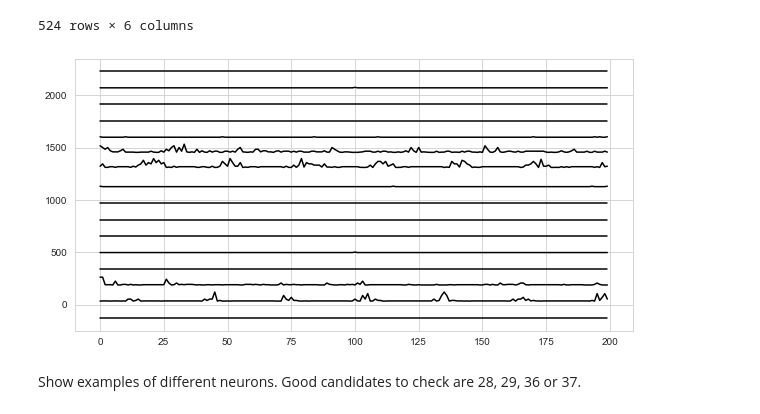
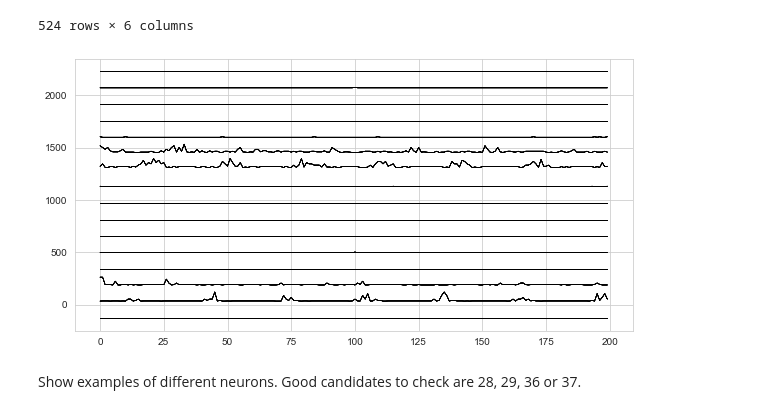
Before and after one commit to mdittschar/NDS, a Jupyter notebook: CodingLab5.ipynb, the cells around one changed output. Cells and saved outputs as stored; diff of their text form; code cells hidden in the pictures.

```diff
--- a/CodingLab5.ipynb
+++ b/CodingLab5.ipynb
@@ -176,20 +181,21 @@ spikes[np.logical_and(spikes["Neuron"]== 1,spikes["Dir"]==22.5)]
 # %%
 fig,ax = plt.subplots(1,1, figsize=(10,5))
 y_arr = np.zeros((0,150))
 no_allspikes = len(spikes[spikes["Neuron"] == 28]["relTime"])
+
 for direction in dirs:
     spike_subset = spikes[np.logical_and(spikes["Dir"]==direction,spikes["Neuron"] == 28)]["relTime"]
     y, binEdges = np.histogram(spike_subset, bins=200)
     #plt.hist(spike_subset, bins=100, edgecolor='black')
 
     y = y/no_allspikes
     bincenters = 0.5 * (binEdges[1:] + binEdges[:-1])
     kde = KernelDensity(bandwidth=.003,kernel='gaussian')
     kde.fit(y[:,np.newaxis])
     logprob = kde.score_samples(y[:,np.newaxis])
-    ax.plot(-np.exp(logprob) + direction*7, 'k')
+    ax.plot(-np.exp(logprob) + direction*7, 'k', linewidth=0.5)
 # %% [output]
-[figure, old version]
+[figure, new version]
 # %%
 def plotPSTH(spikes, neuron):
     '''Plot PSTH for a single neuron sorted by condition
```
Also changed, not shown: parts of 14 cells of this notebook.
